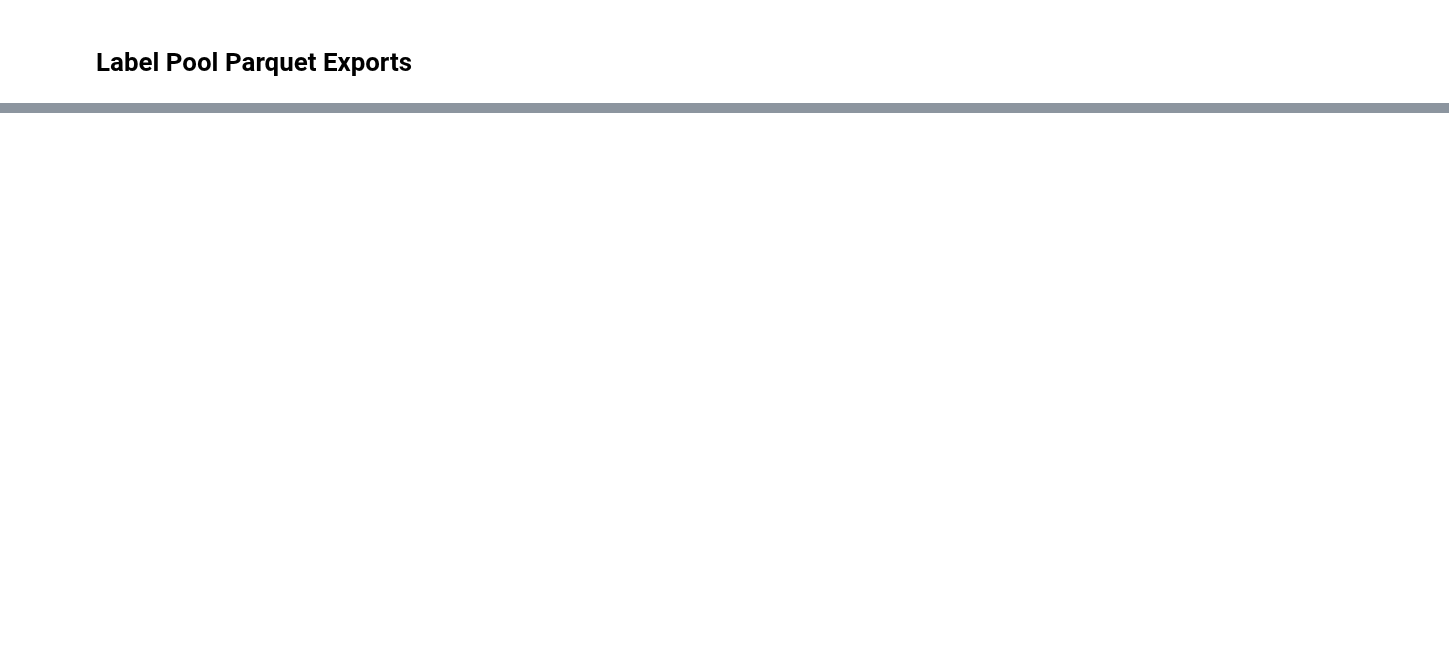
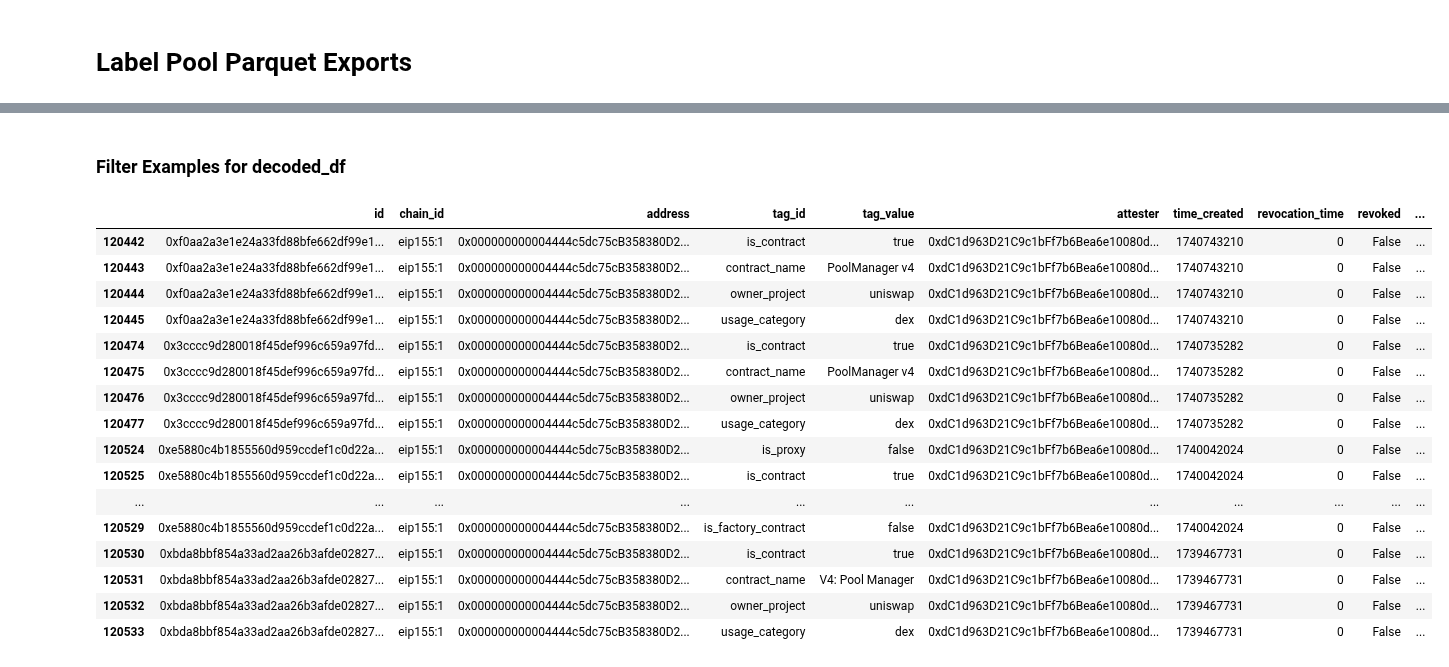
Before and after one commit to openlabelsinitiative/OLI, a Jupyter notebook: 2_label_pool/tooling_read/parquet/main.ipynb, the cells around one changed output, grey strips where cells are left out. Drawn from its saved outputs; the diff is of its cells as text; code cells hidden in the pictures; blank space fills up the shorter version.

Commit message:
fix bug and add more examples

```diff
--- a/2_label_pool/tooling_read/parquet/main.ipynb
+++ b/2_label_pool/tooling_read/parquet/main.ipynb
@@ -39,0 +58,23 @@ print(decoded_df.head())
+# %% [markdown]
+### Filter Examples for decoded_df
+# %%
+# look up all tags for one address
+decoded_df.loc[decoded_df['address'] == '0x000000000004444c5dc75cB358380D2e3dE08A90']
+# %% [output]
+|  | id | chain_id | address | tag_id | tag_value | attester | time_created | revocation_time | revoked | ... |
+| 120442 | 0xf0aa2a3e1e24a33fd88bfe662df99e1... | eip155:1 | 0x000000000004444c5dc75cB358380D2... | is_contract | true | 0xdC1d963D21C9c1bFf7b6Bea6e10080d... | 1740743210 | 0 | False | ... |
+| 120443 | 0xf0aa2a3e1e24a33fd88bfe662df99e1... | eip155:1 | 0x000000000004444c5dc75cB358380D2... | contract_name | PoolManager v4 | 0xdC1d963D21C9c1bFf7b6Bea6e10080d... | 1740743210 | 0 | False | ... |
+| 120444 | 0xf0aa2a3e1e24a33fd88bfe662df99e1... | eip155:1 | 0x000000000004444c5dc75cB358380D2... | owner_project | uniswap | 0xdC1d963D21C9c1bFf7b6Bea6e10080d... | 1740743210 | 0 | False | ... |
+| 120445 | 0xf0aa2a3e1e24a33fd88bfe662df99e1... | eip155:1 | 0x000000000004444c5dc75cB358380D2... | usage_category | dex | 0xdC1d963D21C9c1bFf7b6Bea6e10080d... | 1740743210 | 0 | False | ... |
+| 120474 | 0x3cccc9d280018f45def996c659a97fd... | eip155:1 | 0x000000000004444c5dc75cB358380D2... | is_contract | true | 0xdC1d963D21C9c1bFf7b6Bea6e10080d... | 1740735282 | 0 | False | ... |
+| 120475 | 0x3cccc9d280018f45def996c659a97fd... | eip155:1 | 0x000000000004444c5dc75cB358380D2... | contract_name | PoolManager v4 | 0xdC1d963D21C9c1bFf7b6Bea6e10080d... | 1740735282 | 0 | False | ... |
+| 120476 | 0x3cccc9d280018f45def996c659a97fd... | eip155:1 | 0x000000000004444c5dc75cB358380D2... | owner_project | uniswap | 0xdC1d963D21C9c1bFf7b6Bea6e10080d... | 1740735282 | 0 | False | ... |
+| 120477 | 0x3cccc9d280018f45def996c659a97fd... | eip155:1 | 0x000000000004444c5dc75cB358380D2... | usage_category | dex | 0xdC1d963D21C9c1bFf7b6Bea6e10080d... | 1740735282 | 0 | False | ... |
+| 120524 | 0xe5880c4b1855560d959ccdef1c0d22a... | eip155:1 | 0x000000000004444c5dc75cB358380D2... | is_proxy | false | 0xdC1d963D21C9c1bFf7b6Bea6e10080d... | 1740042024 | 0 | False | ... |
+| 120525 | 0xe5880c4b1855560d959ccdef1c0d22a... | eip155:1 | 0x000000000004444c5dc75cB358380D2... | is_contract | true | 0xdC1d963D21C9c1bFf7b6Bea6e10080d... | 1740042024 | 0 | False | ... |
+| ... | ... | ... | ... | ... | ... | ... | ... | ... | ... | ... |
+| 120529 | 0xe5880c4b1855560d959ccdef1c0d22a... | eip155:1 | 0x000000000004444c5dc75cB358380D2... | is_factory_contract | false | 0xdC1d963D21C9c1bFf7b6Bea6e10080d... | 1740042024 | 0 | False | ... |
+| 120530 | 0xbda8bbf854a33ad2aa26b3afde02827... | eip155:1 | 0x000000000004444c5dc75cB358380D2... | is_contract | true | 0xdC1d963D21C9c1bFf7b6Bea6e10080d... | 1739467731 | 0 | False | ... |
+| 120531 | 0xbda8bbf854a33ad2aa26b3afde02827... | eip155:1 | 0x000000000004444c5dc75cB358380D2... | contract_name | V4: Pool Manager | 0xdC1d963D21C9c1bFf7b6Bea6e10080d... | 1739467731 | 0 | False | ... |
+| 120532 | 0xbda8bbf854a33ad2aa26b3afde02827... | eip155:1 | 0x000000000004444c5dc75cB358380D2... | owner_project | uniswap | 0xdC1d963D21C9c1bFf7b6Bea6e10080d... | 1739467731 | 0 | False | ... |
+| 120533 | 0xbda8bbf854a33ad2aa26b3afde02827... | eip155:1 | 0x000000000004444c5dc75cB358380D2... | usage_category | dex | 0xdC1d963D21C9c1bFf7b6Bea6e10080d... | 1739467731 | 0 | False | ... |
```
Also changed, not shown: parts of 3 cells of this notebook, 1 other file.
